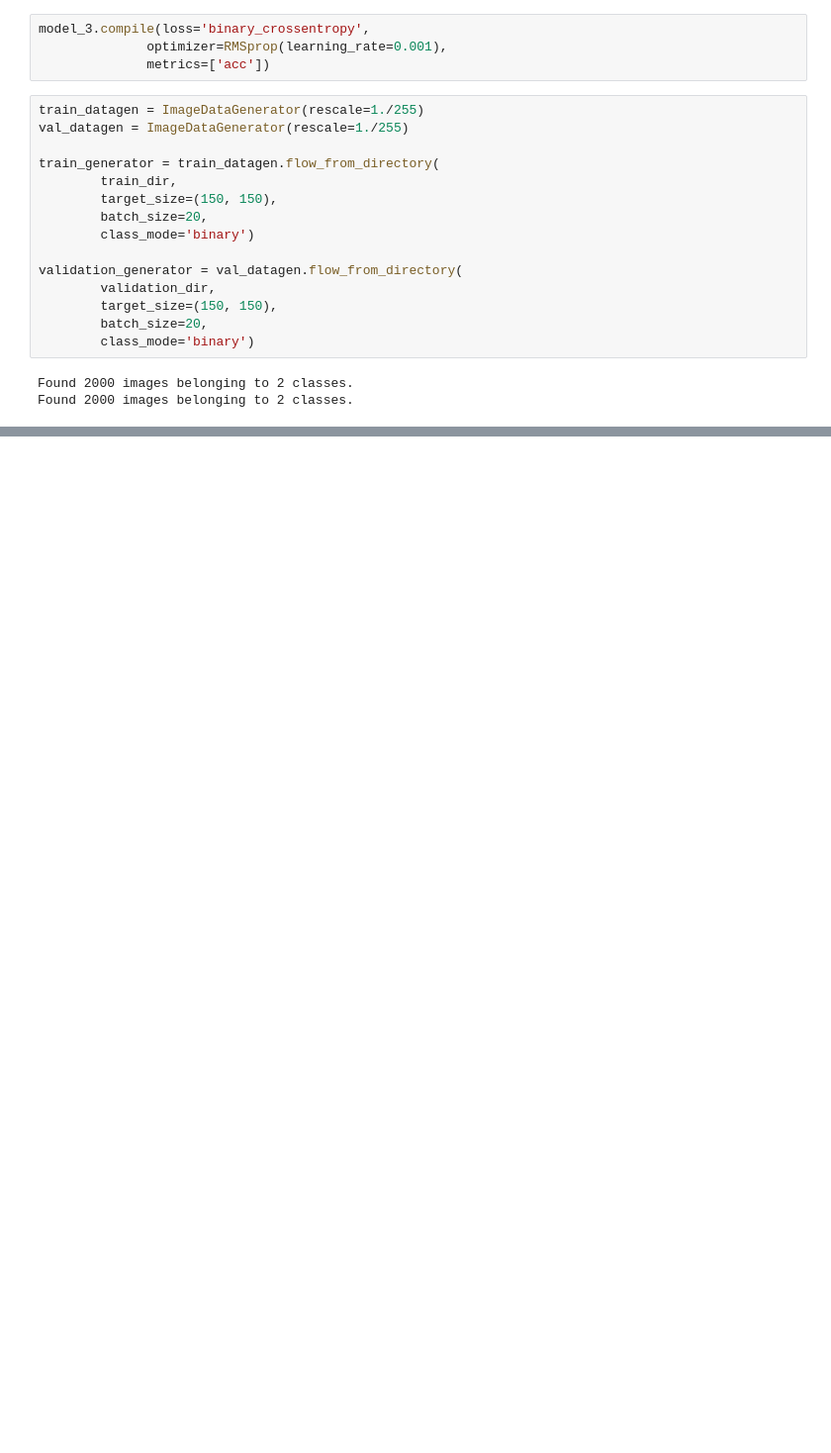
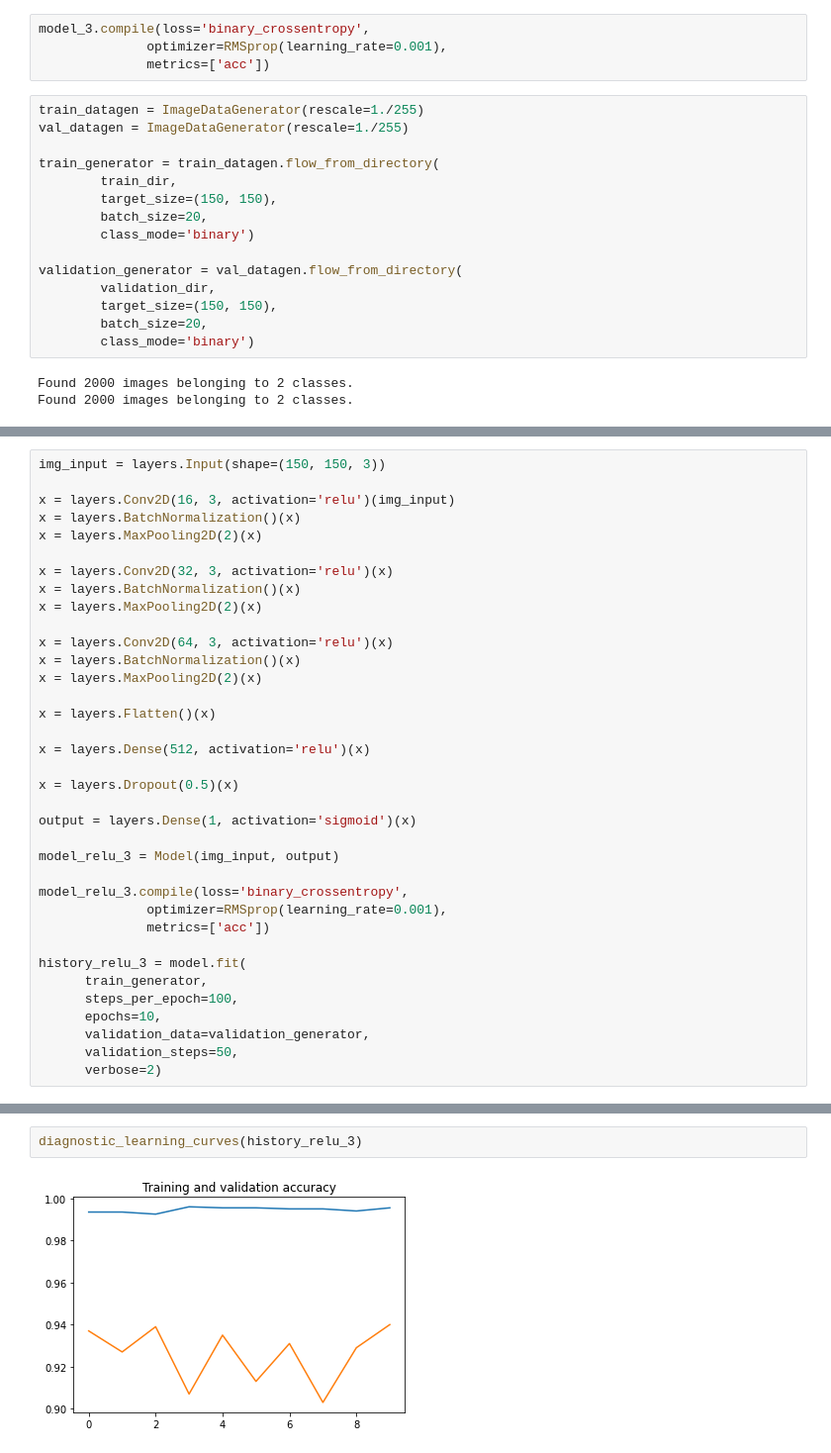
Before and after one commit to Dormanus/car_vs_flower, a Jupyter notebook: tp_car_vs_flower_Castello_Toguen_Khimoud.ipynb, the cells around one changed output, grey strips where cells are left out. Shown: that part at 99% size. Saved outputs shown, nothing was run; the diff lists cells and outputs as text; blank space fills up the shorter version.

```diff
--- a/tp_car_vs_flower_Castello_Toguen_Khimoud.ipynb
+++ b/tp_car_vs_flower_Castello_Toguen_Khimoud.ipynb
@@ -450,0 +548,36 @@ Epoch 10/10
+# %%
+img_input = layers.Input(shape=(150, 150, 3))
+
+x = layers.Conv2D(16, 3, activation='relu')(img_input)
+x = layers.BatchNormalization()(x)
+x = layers.MaxPooling2D(2)(x)
+
+x = layers.Conv2D(32, 3, activation='relu')(x)
+x = layers.BatchNormalization()(x)
+x = layers.MaxPooling2D(2)(x)
+
+x = layers.Conv2D(64, 3, activation='relu')(x)
+x = layers.BatchNormalization()(x)
+x = layers.MaxPooling2D(2)(x)
+
+x = layers.Flatten()(x)
+
+x = layers.Dense(512, activation='relu')(x)
+
+x = layers.Dropout(0.5)(x)
+
+output = layers.Dense(1, activation='sigmoid')(x)
+
+model_relu_3 = Model(img_input, output)
+
+model_relu_3.compile(loss='binary_crossentropy',
+              optimizer=RMSprop(learning_rate=0.001),
+              metrics=['acc'])
+
+history_relu_3 = model.fit(
+      train_generator,
+      steps_per_epoch=100,
+      epochs=10,
+      validation_data=validation_generator,
+      validation_steps=50,
+      verbose=2)
@@ -455,0 +610,4 @@ diagnostic_learning_curves(history_3)
+# %%
+diagnostic_learning_curves(history_relu_3)
+# %% [output]
+[figure, added]
```
Also changed, not shown: parts of 21 cells of this notebook.
